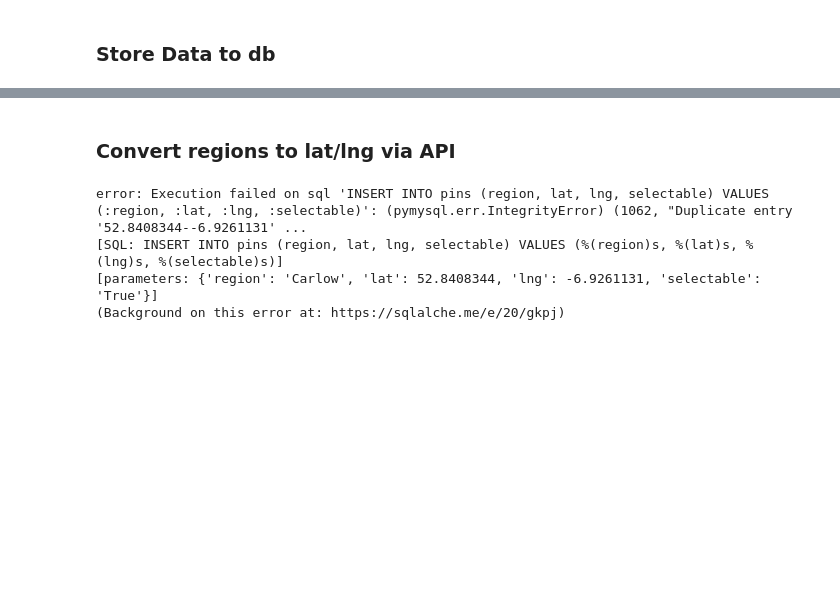
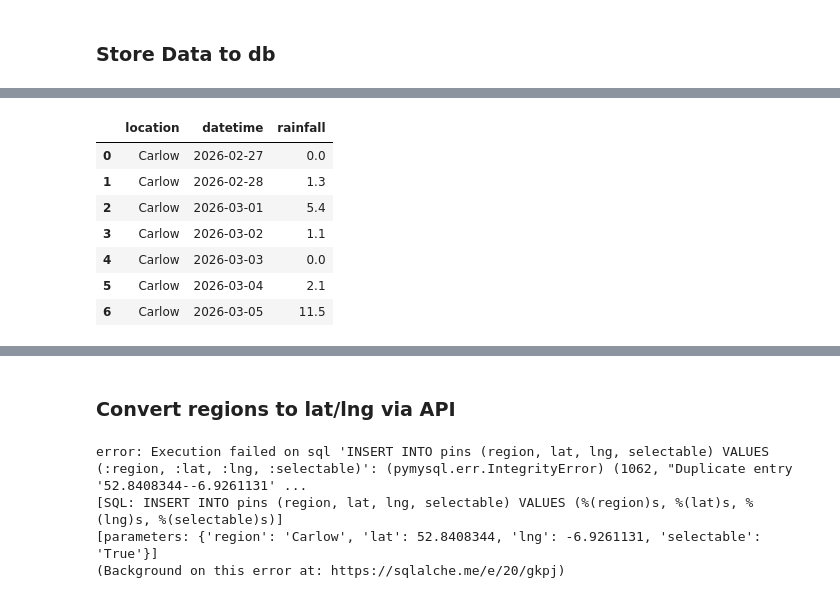
Before and after one commit to RYEONGRYEONG/NORA, a Jupyter notebook: notebooks/Project.ipynb, the cells around one changed output, grey strips where cells are left out. Saved outputs shown, nothing was run; the diff lists cells and outputs as text; code cells hidden in the pictures; blank space fills up the shorter version.

```diff
--- a/notebooks/Project.ipynb
+++ b/notebooks/Project.ipynb
@@ -437,0 +453,13 @@ succeed
+# %%
+fcst = "select * from forecast_cache where datetime <= '2026-03-05'"
+df_fcst = pd.read_sql(fcst, db_conn)
+df_fcst
+# %% [output]
+|  | location | datetime | rainfall |
+| 0 | Carlow | 2026-02-27 | 0.0 |
+| 1 | Carlow | 2026-02-28 | 1.3 |
+| 2 | Carlow | 2026-03-01 | 5.4 |
+| 3 | Carlow | 2026-03-02 | 1.1 |
+| 4 | Carlow | 2026-03-03 | 0.0 |
+| 5 | Carlow | 2026-03-04 | 2.1 |
+| 6 | Carlow | 2026-03-05 | 11.5 |
```
Also changed, not shown: parts of 13 cells of this notebook.
